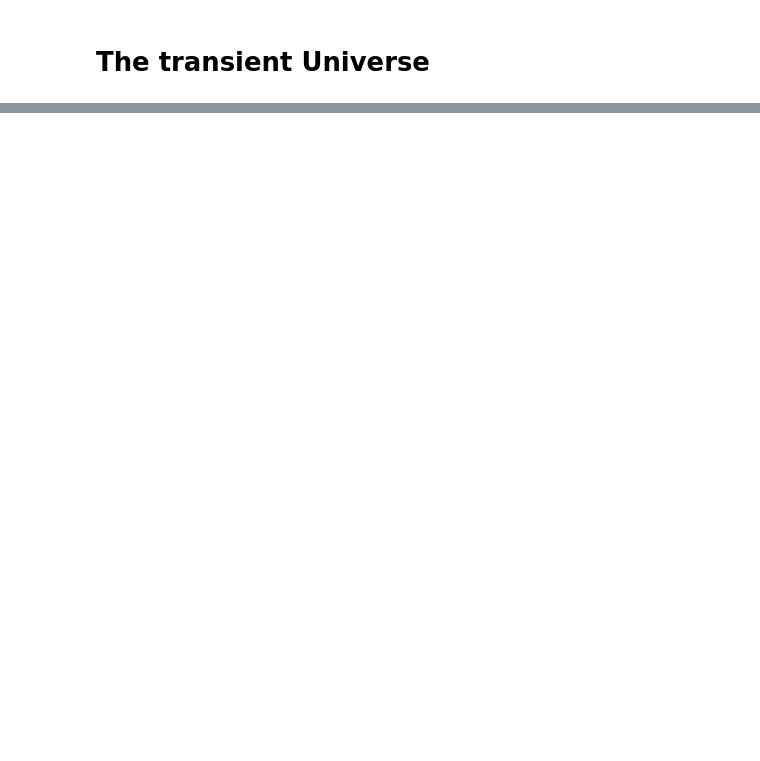
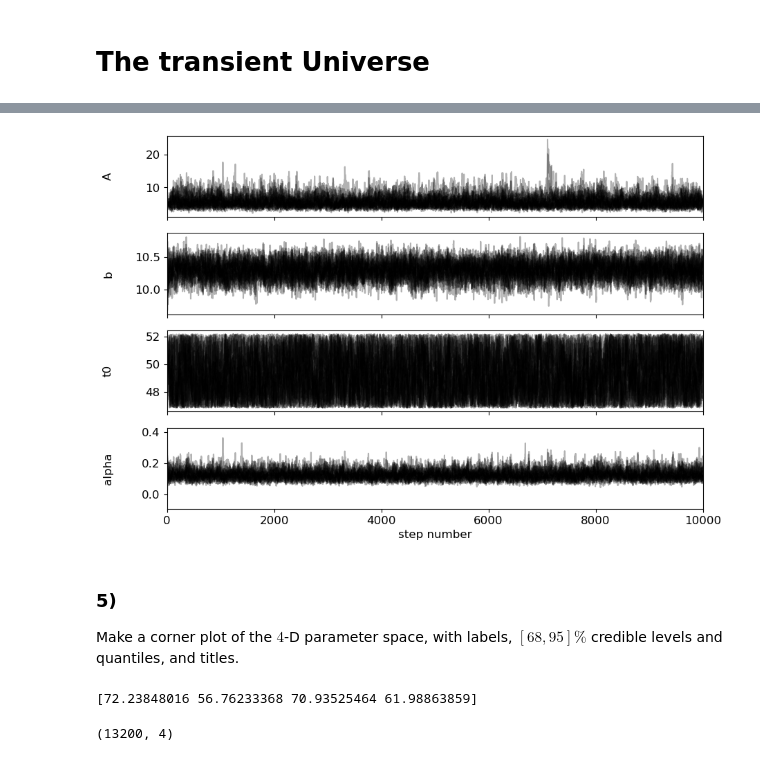
Before and after one commit to FedericoRavelli/astrostatistics_bicocca_2024, a Jupyter notebook: working/Lezione_11.ipynb, the cells around one changed output, grey strips where cells are left out. Drawn from its saved outputs; the diff is of its cells as text; code cells hidden in the pictures; blank space fills up the shorter version.

```diff
--- a/working/Lezione_11.ipynb
+++ b/working/Lezione_11.ipynb
@@ -24,0 +56,10 @@ Code this burst model, and code a likelihood function for this data with the bur
+# %%
+
+theta_in = np.array([A_in,b_in,t0_in,alpha_in])
+xgrid = np.linspace(0,100,100)
+ygrid = Initialmodel(theta_in,xgrid)
+
+plt.errorbar(time, flux, yerr=uncertainties, fmt=".")
+plt.plot(xgrid,ygrid)
+
+plt.show()
@@ -24,0 +78,5 @@ Code this burst model, and code a likelihood function for this data with the bur
+# %%
+A_min,A_max, = 0,50
+b_min, b_max = 0,50
+t0_min, t0_max = 0,100
+alpha_min , alpha_max = np.exp(-5),np.exp(5)
@@ -24,0 +112,8 @@ Code this burst model, and code a likelihood function for this data with the bur
+# %%
+ndim = 4 #number of parameter in the model
+nwalkers = 20 #number of MCMC walkers
+burn = 10000 #burn-in period to let chains stabilize
+nsteps = 10000 #number of MCMC steps to take for each walker
+
+starting_guesses = theta_in + 1e-1* np.random.randn(nwalkers, ndim)
+print(starting_guesses.shape)
@@ -24,0 +122,3 @@ Code this burst model, and code a likelihood function for this data with the bur
+# %%
+sampler = emcee.EnsembleSampler(nwalkers,ndim,logposterior,args = [data,Initialmodel])
+sampler.run_mcmc(starting_guesses,nsteps)
@@ -24,0 +146,27 @@ Code this burst model, and code a likelihood function for this data with the bur
+# %%
+fig, axes = plt.subplots(4, figsize=(10, 7), sharex=True)
+samples = sampler.get_chain()
+labels = ["A","b","t0","alpha"]
+for i in range(ndim):
+    ax = axes[i]
+    ax.plot(samples[:, :, i], "k", alpha=0.3)
+    ax.set_xlim(0, len(samples))
+    ax.set_ylabel(labels[i])
+    ax.yaxis.set_label_coords(-0.1, 0.5)
+
+axes[-1].set_xlabel("step number");
+# %% [output]
+[figure, added]
+# %% [markdown]
+### 5)
+Make a corner plot of the $4$-D parameter space, with labels, $[68,95]\%$ credible levels and quantiles, and titles.
+# %%
+tau = sampler.get_autocorr_time()
+print(tau)
+# %% [output]
+[72.23848016 56.76233368 70.93525464 61.98863859]
+# %%
+flat_samples = sampler.get_chain(discard=100, thin=15, flat=True)
+print(flat_samples.shape)
+# %% [output]
+(13200, 4)
```
Also changed, not shown: parts of 21 cells of this notebook, 23 other files.
